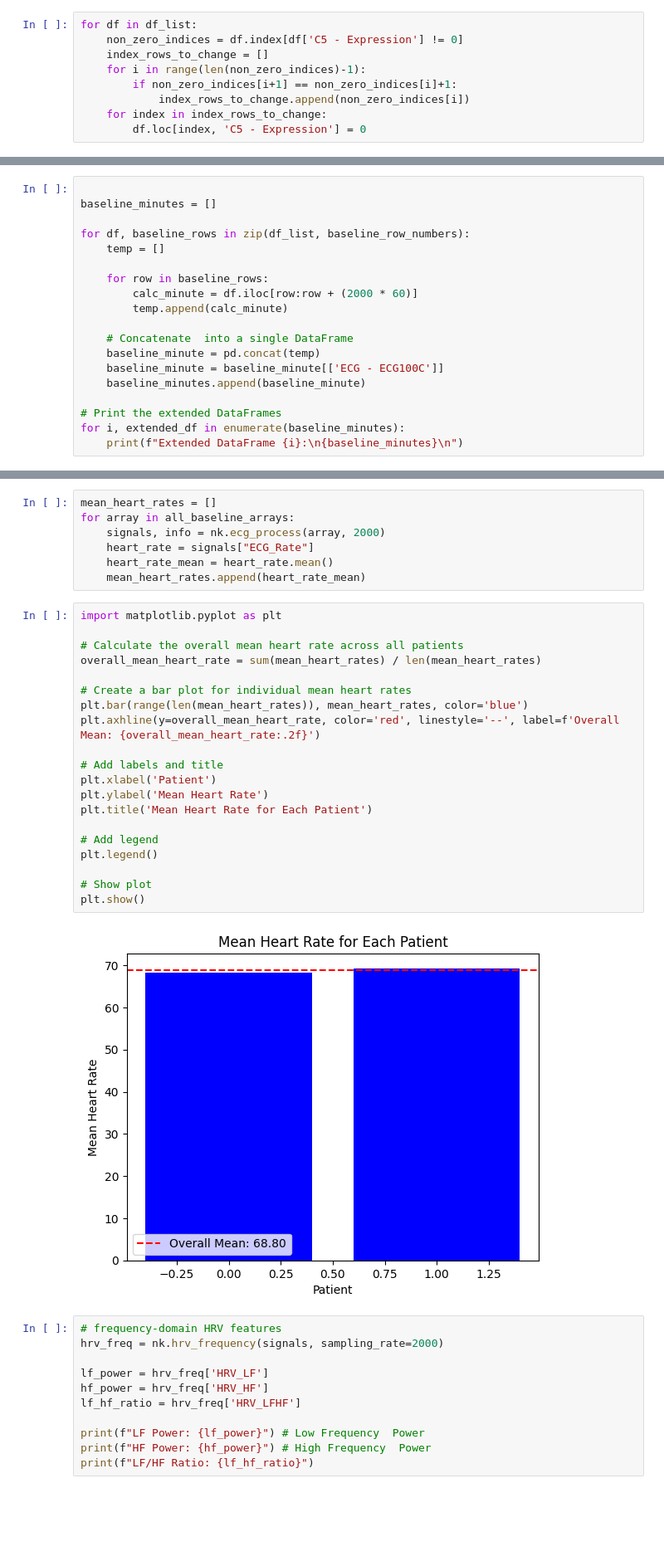
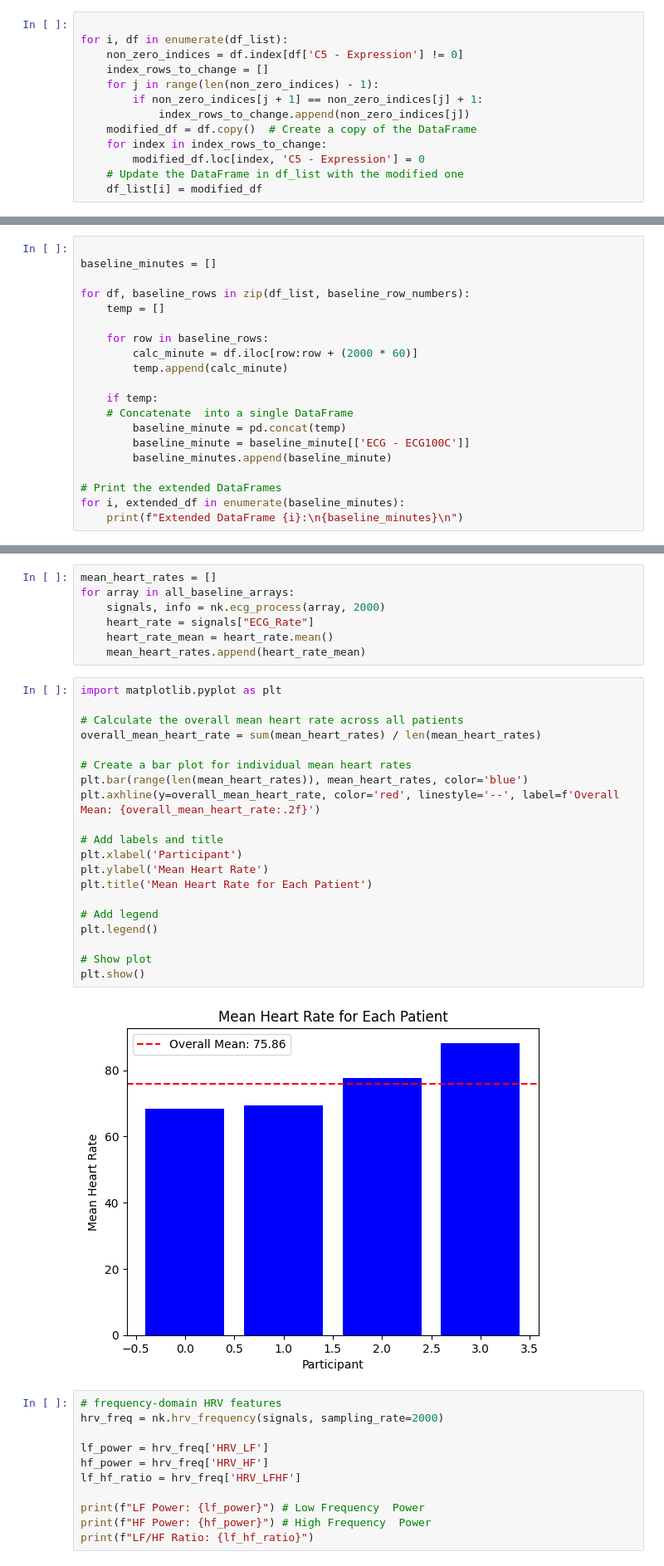
Before and after one commit to omerday/Neuroscience-of-Anxiety-Lab, a Jupyter notebook: DataAnalysis/Razy temp.ipynb, the cells around one changed output, grey strips where cells are left out. Shown at 83% size. Drawn from its saved outputs; the diff is of its cells as text; blank space fills up the shorter version.

Commit message:
Baseline minute

```diff
--- a/DataAnalysis/Razy temp.ipynb
+++ b/DataAnalysis/Razy temp.ipynb
@@ -46,14 +46,18 @@ for df in df_list:
     df = df.dropna()
     df = df.reset_index(drop=True)
 # %%
-for df in df_list:
+
+for i, df in enumerate(df_list):
     non_zero_indices = df.index[df['C5 - Expression'] != 0]
     index_rows_to_change = []
-    for i in range(len(non_zero_indices)-1):
-        if non_zero_indices[i+1] == non_zero_indices[i]+1:
-            index_rows_to_change.append(non_zero_indices[i])
+    for j in range(len(non_zero_indices) - 1):
+        if non_zero_indices[j + 1] == non_zero_indices[j] + 1:
+            index_rows_to_change.append(non_zero_indices[j])
+    modified_df = df.copy()  # Create a copy of the DataFrame
     for index in index_rows_to_change:
-        df.loc[index, 'C5 - Expression'] = 0
+        modified_df.loc[index, 'C5 - Expression'] = 0
+    # Update the DataFrame in df_list with the modified one
+    df_list[i] = modified_df
 # %%
 baseline_row_numbers = []
 
@@ -78,10 +88,11 @@ for df, baseline_rows in zip(df_list, baseline_row_numbers):
         calc_minute = df.iloc[row:row + (2000 * 60)]
         temp.append(calc_minute)
 
+    if temp:
     # Concatenate  into a single DataFrame
-    baseline_minute = pd.concat(temp)
-    baseline_minute = baseline_minute[['ECG - ECG100C']]
-    baseline_minutes.append(baseline_minute)
+        baseline_minute = pd.concat(temp)
+        baseline_minute = baseline_minute[['ECG - ECG100C']]
+        baseline_minutes.append(baseline_minute)
 
 # Print the extended DataFrames
 for i, extended_df in enumerate(baseline_minutes):
@@ -119,25 +130,25 @@ for array in all_baseline_arrays:
 # %%
 import matplotlib.pyplot as plt
 
 # Calculate the overall mean heart rate across all patients
 overall_mean_heart_rate = sum(mean_heart_rates) / len(mean_heart_rates)
 
 # Create a bar plot for individual mean heart rates
 plt.bar(range(len(mean_heart_rates)), mean_heart_rates, color='blue')
 plt.axhline(y=overall_mean_heart_rate, color='red', linestyle='--', label=f'Overall Mean: {overall_mean_heart_rate:.2f}')
 
 # Add labels and title
-plt.xlabel('Patient')
+plt.xlabel('Participant')
 plt.ylabel('Mean Heart Rate')
 plt.title('Mean Heart Rate for Each Patient')
 
 # Add legend
 plt.legend()
 
 # Show plot
 plt.show()
 # %% [output]
-[figure, old version]
+[figure, new version]
 # %%
 # frequency-domain HRV features
 hrv_freq = nk.hrv_frequency(signals, sampling_rate=2000)
```
Also changed, not shown: parts of 3 cells of this notebook.
